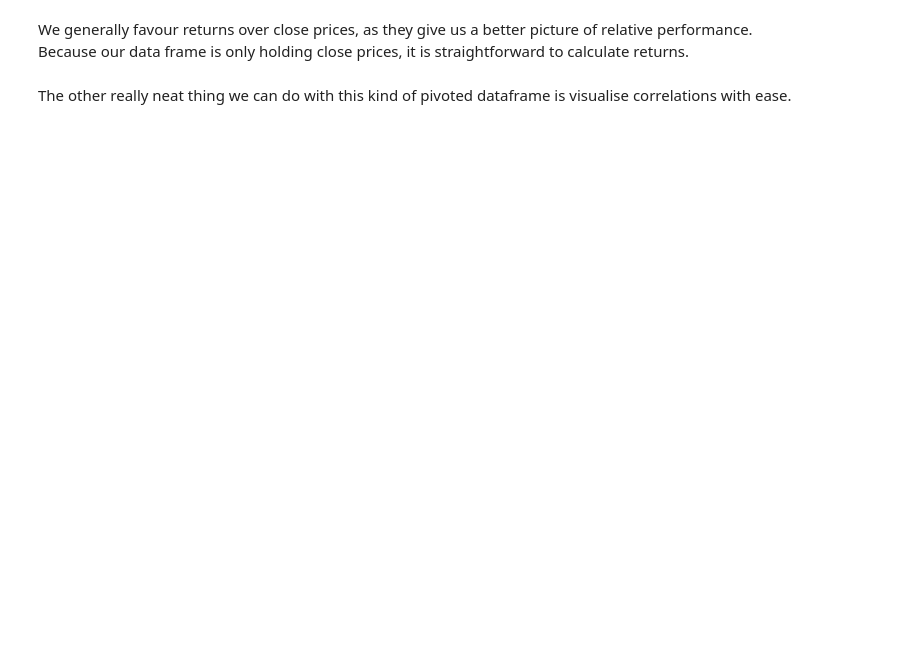
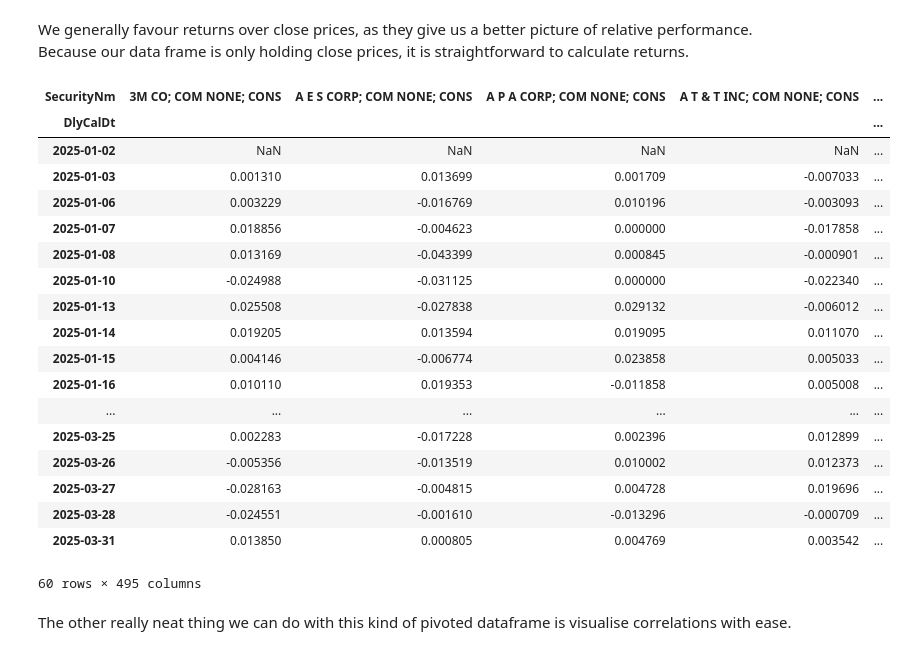
Before and after one commit to Imperial-Business-School/python-for-finance-YvonneGuo0630, a Jupyter notebook: 07. Reshaping.ipynb, the cells around one changed output. Saved outputs shown, nothing was run; the diff lists cells and outputs as text; code cells hidden in the pictures; blank space fills up the shorter version.

```diff
--- a/07. Reshaping.ipynb
+++ b/07. Reshaping.ipynb
@@ -31,4 +72,33 @@ Checking for duplicates, which we forgot to do previously! 2
 # %% [markdown]
 We generally favour returns over close prices, as they give us a better picture of relative performance. Because our data frame is only holding close prices, it is straightforward to calculate returns.
+# %%
+# Daily returns
+pivot_df.pct_change()
+
+# Mean daily return of each stock
+pivot_df.pct_change().mean()
+
+# For log returns, just use the pivoted df in np.log()
+np.log(pivot_df).diff()
+# %% [output]
+| SecurityNm | 3M CO; COM NONE; CONS | A E S CORP; COM NONE; CONS | A P A CORP; COM NONE; CONS | A T & T INC; COM NONE; CONS | ... |
+| DlyCalDt |  |  |  |  | ... |
+| 2025-01-02 | NaN | NaN | NaN | NaN | ... |
+| 2025-01-03 | 0.001310 | 0.013699 | 0.001709 | -0.007033 | ... |
+| 2025-01-06 | 0.003229 | -0.016769 | 0.010196 | -0.003093 | ... |
+| 2025-01-07 | 0.018856 | -0.004623 | 0.000000 | -0.017858 | ... |
+| 2025-01-08 | 0.013169 | -0.043399 | 0.000845 | -0.000901 | ... |
+| 2025-01-10 | -0.024988 | -0.031125 | 0.000000 | -0.022340 | ... |
+| 2025-01-13 | 0.025508 | -0.027838 | 0.029132 | -0.006012 | ... |
+| 2025-01-14 | 0.019205 | 0.013594 | 0.019095 | 0.011070 | ... |
+| 2025-01-15 | 0.004146 | -0.006774 | 0.023858 | 0.005033 | ... |
+| 2025-01-16 | 0.010110 | 0.019353 | -0.011858 | 0.005008 | ... |
+| ... | ... | ... | ... | ... | ... |
+| 2025-03-25 | 0.002283 | -0.017228 | 0.002396 | 0.012899 | ... |
+| 2025-03-26 | -0.005356 | -0.013519 | 0.010002 | 0.012373 | ... |
+| 2025-03-27 | -0.028163 | -0.004815 | 0.004728 | 0.019696 | ... |
+| 2025-03-28 | -0.024551 | -0.001610 | -0.013296 | -0.000709 | ... |
+| 2025-03-31 | 0.013850 | 0.000805 | 0.004769 | 0.003542 | ... |
+60 rows × 495 columns
 # %% [markdown]
 The other really neat thing we can do with this kind of pivoted dataframe is visualise correlations with ease.
```
Also changed, not shown: parts of 6 cells of this notebook, 16 other files.
